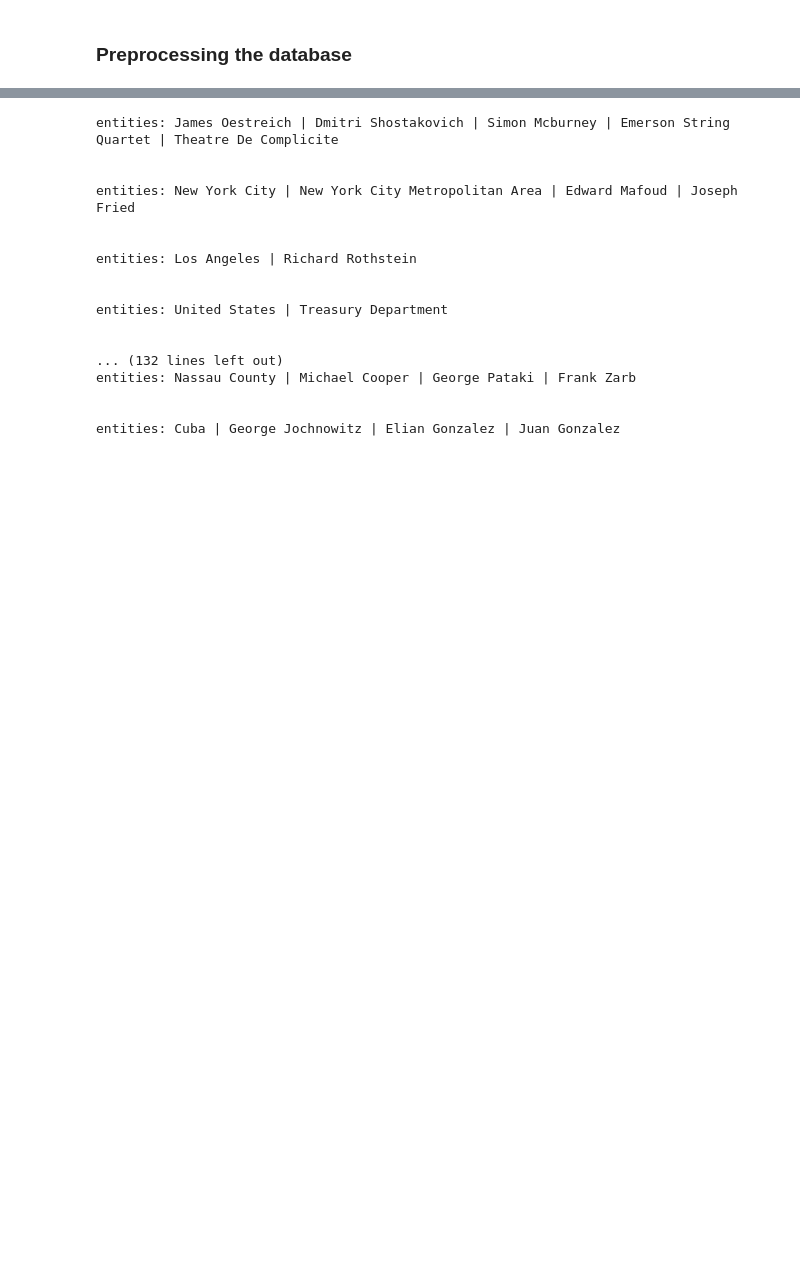
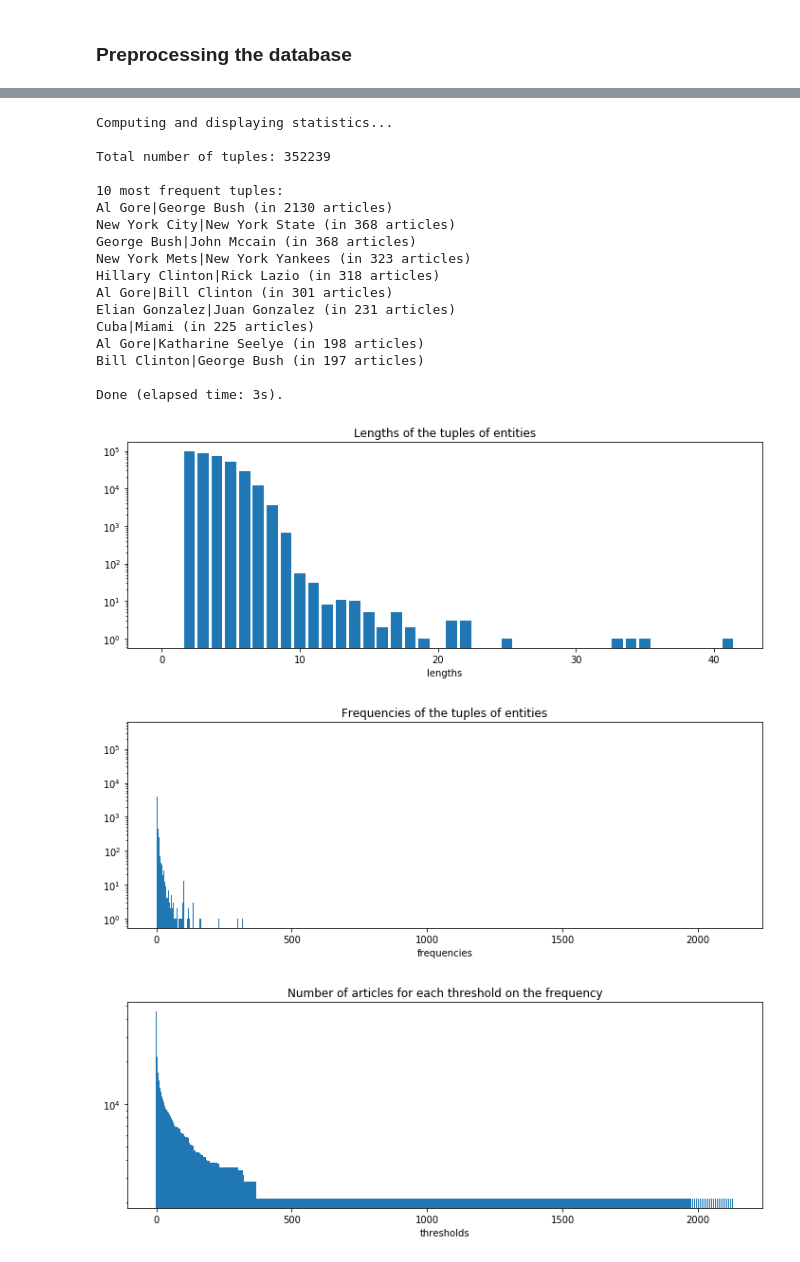
Before and after one commit to clementjumel/tesa, a Jupyter notebook: notebooks/database_creation_nyt.ipynb, the cells around one changed output, grey strips where cells are left out. Cells and saved outputs as stored; diff of their text form; code cells hidden in the pictures; blank space fills up the shorter version.

```diff
--- a/notebooks/database_creation_nyt.ipynb
+++ b/notebooks/database_creation_nyt.ipynb
@@ -25,0 +24,2 @@ database = Database(max_size=30000, root='../databases/nyt_jingyun')
+# %%
+database = Database(max_size=None, threshold=5, project_root='../')
@@ -48,21 +58,24 @@ Done (elapsed time: 83s).
-# %%
-print(database)
-# %% [output]
-entities: James Oestreich | Dmitri Shostakovich | Simon Mcburney | Emerson String Quartet | Theatre De Complicite
-
-
-entities: New York City | New York City Metropolitan Area | Edward Mafoud | Joseph Fried
-
-
-entities: Los Angeles | Richard Rothstein
-
-
-entities: United States | Treasury Department
-
-
-... (132 lines left out)
-entities: Nassau County | Michael Cooper | George Pataki | Frank Zarb
-
-
-entities: Cuba | George Jochnowitz | Elian Gonzalez | Juan Gonzalez
+# %%
+database.process_stats(type_='tuples')
+# %% [output]
+Computing and displaying statistics...
+
+Total number of tuples: 352239
+
+10 most frequent tuples:
+Al Gore|George Bush (in 2130 articles)
+New York City|New York State (in 368 articles)
+George Bush|John Mccain (in 368 articles)
+New York Mets|New York Yankees (in 323 articles)
+Hillary Clinton|Rick Lazio (in 318 articles)
+Al Gore|Bill Clinton (in 301 articles)
+Elian Gonzalez|Juan Gonzalez (in 231 articles)
+Cuba|Miami (in 225 articles)
+Al Gore|Katharine Seelye (in 198 articles)
+Bill Clinton|George Bush (in 197 articles)
+
+Done (elapsed time: 3s).
+[figure, added]
+[figure, added]
+[figure, added]
 # %%
```
Also changed, not shown: parts of 29 cells of this notebook, 9 other files.
